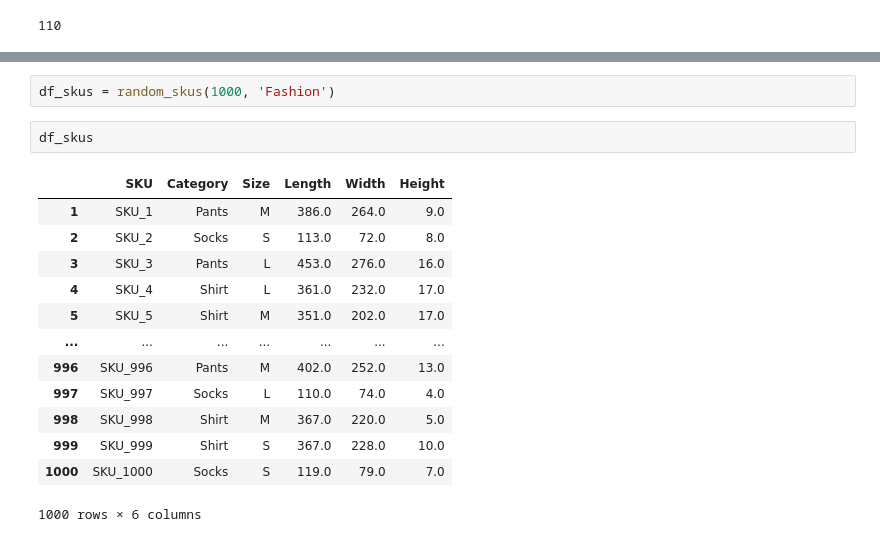
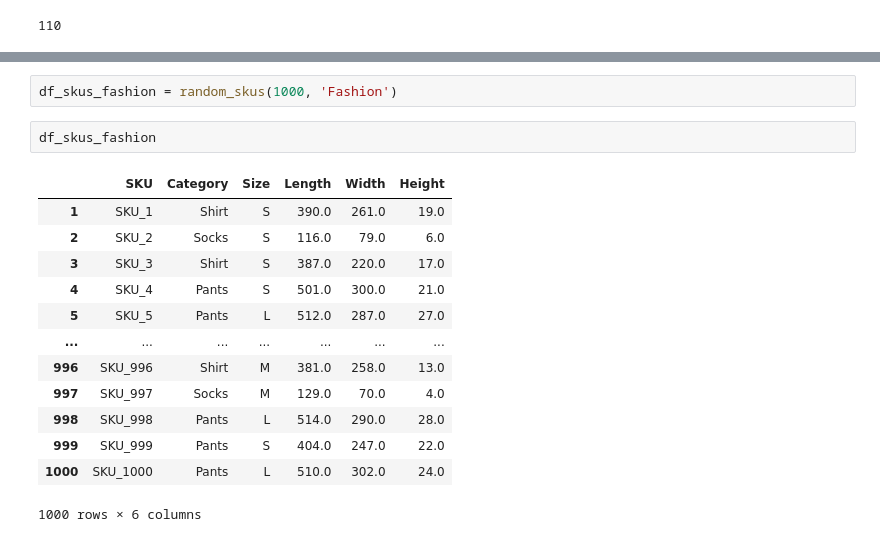
Before and after one commit to LarsTinnefeld/random-operations-generator, a Jupyter notebook: random_generators.ipynb, the cells around one changed output, grey strips where cells are left out. Drawn from its saved outputs; the diff is of its cells as text.

```diff
--- a/random_generators.ipynb
+++ b/random_generators.ipynb
@@ -76,22 +88,22 @@ def random_skus(articles, vertical):
 
     return random_list
 # %%
-df_skus = random_skus(1000, 'Fashion')
+df_skus_fashion = random_skus(1000, 'Fashion')
-# %%
-df_skus
-# %% [output]
-|  | SKU | Category | Size | Length | Width | Height |
-| 1 | SKU_1 | Pants | M | 386.0 | 264.0 | 9.0 |
-| 2 | SKU_2 | Socks | S | 113.0 | 72.0 | 8.0 |
-| 3 | SKU_3 | Pants | L | 453.0 | 276.0 | 16.0 |
-| 4 | SKU_4 | Shirt | L | 361.0 | 232.0 | 17.0 |
-| 5 | SKU_5 | Shirt | M | 351.0 | 202.0 | 17.0 |
-| ... | ... | ... | ... | ... | ... | ... |
-| 996 | SKU_996 | Pants | M | 402.0 | 252.0 | 13.0 |
-| 997 | SKU_997 | Socks | L | 110.0 | 74.0 | 4.0 |
-| 998 | SKU_998 | Shirt | M | 367.0 | 220.0 | 5.0 |
-| 999 | SKU_999 | Shirt | S | 367.0 | 228.0 | 10.0 |
-| 1000 | SKU_1000 | Socks | S | 119.0 | 79.0 | 7.0 |
-1000 rows × 6 columns
+# %%
+df_skus_fashion
+# %% [output]
+|  | SKU | Category | Size | Length | Width | Height |
+| 1 | SKU_1 | Shirt | S | 390.0 | 261.0 | 19.0 |
+| 2 | SKU_2 | Socks | S | 116.0 | 79.0 | 6.0 |
+| 3 | SKU_3 | Shirt | S | 387.0 | 220.0 | 17.0 |
+| 4 | SKU_4 | Pants | S | 501.0 | 300.0 | 21.0 |
+| 5 | SKU_5 | Pants | L | 512.0 | 287.0 | 27.0 |
+| ... | ... | ... | ... | ... | ... | ... |
+| 996 | SKU_996 | Shirt | M | 381.0 | 258.0 | 13.0 |
+| 997 | SKU_997 | Socks | M | 129.0 | 70.0 | 4.0 |
+| 998 | SKU_998 | Pants | L | 514.0 | 290.0 | 28.0 |
+| 999 | SKU_999 | Pants | S | 404.0 | 247.0 | 22.0 |
+| 1000 | SKU_1000 | Pants | L | 510.0 | 302.0 | 24.0 |
+1000 rows × 6 columns
 # %%
 plt.figure(figsize=(20, 5))
```
Also changed, not shown: parts of 13 cells of this notebook.
